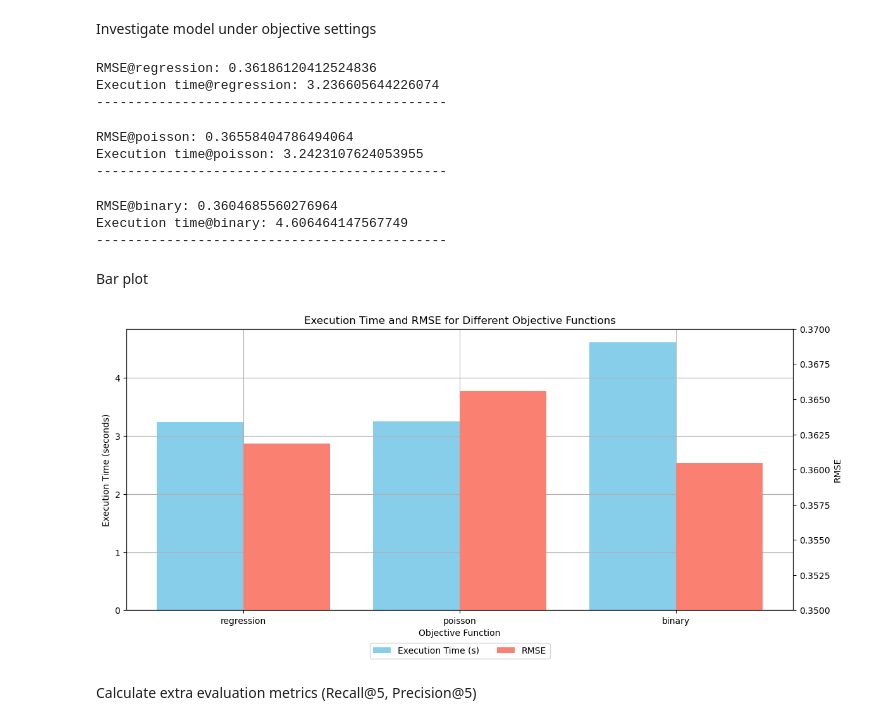
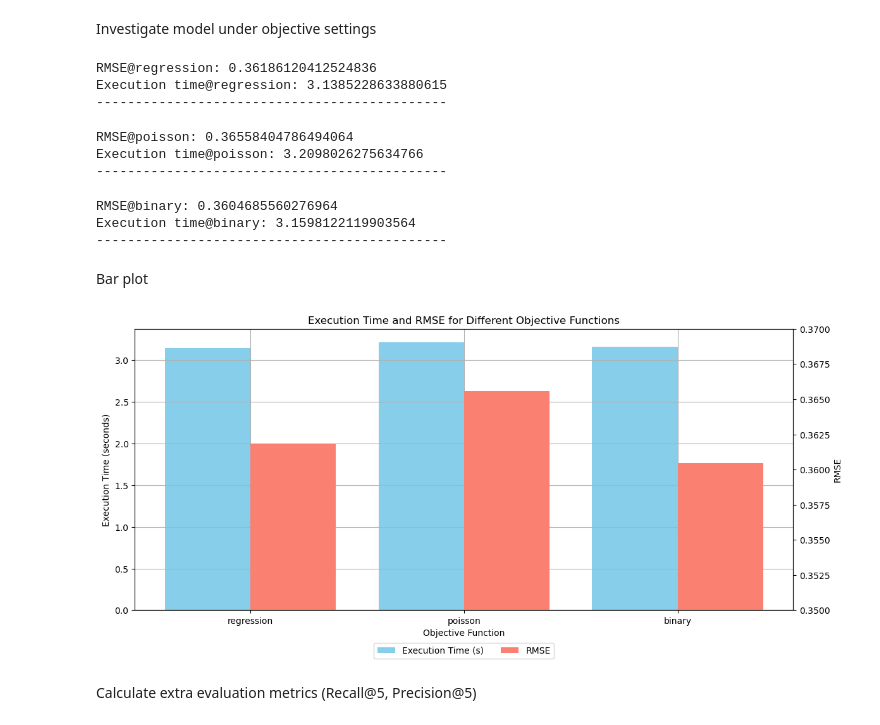
Before and after one commit to xShiryu/Base, a Jupyter notebook: GBoost/model/light.ipynb, the cells around one changed output. Cells and saved outputs as stored; diff of their text form; code cells hidden in the pictures.

```diff
--- a/GBoost/model/light.ipynb
+++ b/GBoost/model/light.ipynb
@@ -271,8 +271,8 @@ lgb_train = lgb.Dataset(X_train, label=y_train, categorical_feature=['user_id',
 lgb_test = lgb.Dataset(X_test, label=y_test, categorical_feature=['user_id', 'item_id'], reference=lgb_train, free_raw_data=False)
 
 max_depths = [1, 2, 4, 6, 8, 10, 12, 15, 20]
-train_times = []
-rmses = []
+train_times_d = []
+rmses_d = []
 
 for max_depth in max_depths:
     params = {
@@ -305,7 +305,7 @@ for max_depth in max_depths:
     print(f"Execution time@{max_depth}: {train_time}")
     print("---------------------------------------------")
 
-    train_times.append(train_time)
-    rmses.append(rmse)
+    train_times_d.append(train_time)
+    rmses_d.append(rmse)
 # %% [output]
 RMSE@1: 0.3785858417331261
@@ -343,14 +343,14 @@ from sklearn.preprocessing import MinMaxScaler
 
 # Plotting RMSE vs Execution Time
 plt.figure(figsize=(10, 6))
-plt.plot(train_times, rmses, marker='o', color='r', linestyle='-')
+plt.plot(train_times_d, rmses_d, marker='o', color='r', linestyle='-')
 
 # Adding labels for each point to show max_depth
 for i, max_depth in enumerate(max_depths):
-    plt.text(train_times[i], rmses[i], str(max_depth), ha='left', va='bottom', color='black')
+    plt.text(train_times_d[i], rmses_d[i], str(max_depth), ha='left', va='bottom', color='black')
 
 # Set x-axis ticks at every 1-second interval
-max_time = max(train_times)
+max_time = max(train_times_d)
 #plt.xticks(np.arange(0, max_time + 1, 1))  # Adjusting to show every second
 
 # Labels, title, and grid
@@ -417,8 +417,8 @@ lgb_test = lgb.Dataset(X_test, label=y_test, categorical_feature=['user_id', 'it
 
 l1s = [0, 0.5, 1.0, 2.0, 5.0]
 l2s = [0, 0.5, 1.0, 2.0, 5.0]
-train_times = []
-rmses = {}
+train_times_r = []
+rmses_r = {}
 
 for l1 in l1s:
     for l2 in l2s:
@@ -455,7 +455,7 @@ for l1 in l1s:
         print("---------------------------------------------")
 
         #train_times.append(train_time)
-        rmses[(l1, l2)] = rmse
+        rmses_r[(l1, l2)] = rmse
 # %% [output]
 RMSE@0/0: 0.3603007938848248
 ---------------------------------------------
@@ -518,8 +518,8 @@ lgb_train = lgb.Dataset(X_train, label=y_train, categorical_feature=['user_id',
 lgb_test = lgb.Dataset(X_test, label=y_test, categorical_feature=['user_id', 'item_id'], reference=lgb_train, free_raw_data=False)
 
 metrics = ['regression', 'poisson', 'binary']
-train_times = []
-rmses = []
+train_times_o = []
+rmses_o = []
 
 for metric in metrics:
     params = {
@@ -554,17 +554,17 @@ for metric in metrics:
     print(f"Execution time@{metric}: {train_time}")
     print("---------------------------------------------")
 
-    train_times.append(train_time)
-    rmses.append(rmse)
+    train_times_o.append(train_time)
+    rmses_o.append(rmse)
 # %% [output]
 RMSE@regression: 0.36186120412524836
-Execution time@regression: 3.236605644226074
+Execution time@regression: 3.1385228633880615
 ---------------------------------------------
 RMSE@poisson: 0.36558404786494064
-Execution time@poisson: 3.2423107624053955
+Execution time@poisson: 3.2098026275634766
 ---------------------------------------------
 RMSE@binary: 0.3604685560276964
-Execution time@binary: 4.606464147567749
+Execution time@binary: 3.1598122119903564
 ---------------------------------------------
 # %% [markdown]
 Bar plot
@@ -575,36 +575,36 @@ import numpy as np
 # Create the plot
 fig, ax1 = plt.subplots(figsize=(12, 6))
 
 # Bar plot for Execution Time
-bars1 = ax1.bar(np.arange(len(metrics)) - 0.2, train_times, width=0.4, label="Execution Time (s)", color='skyblue')
+bars1 = ax1.bar(np.arange(len(metrics)) - 0.2, train_times_o, width=0.4, label="Execution Time (s)", color='skyblue')
 ax1.set_xlabel("Objective Function")
 ax1.set_ylabel("Execution Time (seconds)", color='black')
 ax1.tick_params(axis='y', labelcolor='black')
 
 # Bar plot for RMSE on a secondary y-axis with adjusted range
 ax2 = ax1.twinx()
-bars2 = ax2.bar(np.arange(len(metrics)) + 0.2, rmses, width=0.4, label="RMSE", color='salmon')
+bars2 = ax2.bar(np.arange(len(metrics)) + 0.2, rmses_o, width=0.4, label="RMSE", color='salmon')
 ax2.set_ylabel("RMSE", color='black')
 ax2.tick_params(axis='y', labelcolor='black')
 
 # Set x-axis labels to max_depth values
 plt.xticks(np.arange(len(metrics)), metrics)
 
 # Adjust RMSE y-axis range for better visibility
 ax2.set_ylim(0.35, 0.37)
 
 # Title and grid
 plt.title("Execution Time and RMSE for Different Objective Functions")
 ax1.grid(True)
 
 # Adding a combined legend at the bottom
 plt.legend([bars1, bars2], ["Execution Time (s)", "RMSE"], loc='upper center', bbox_to_anchor=(0.5, -0.1), ncol=2)
 
 fig.tight_layout()
 plt.subplots_adjust(bottom=0.2)
 plt.show()
 # %% [output]
-[figure, old version]
+[figure, new version]
 # %% [markdown]
 Calculate extra evaluation metrics (Recall@5, Precision@5)
 # %%
```
Also changed, not shown: parts of 8 cells of this notebook, 3 other files.
